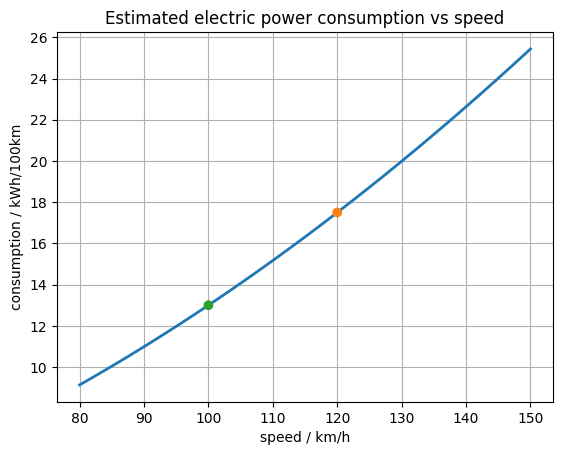
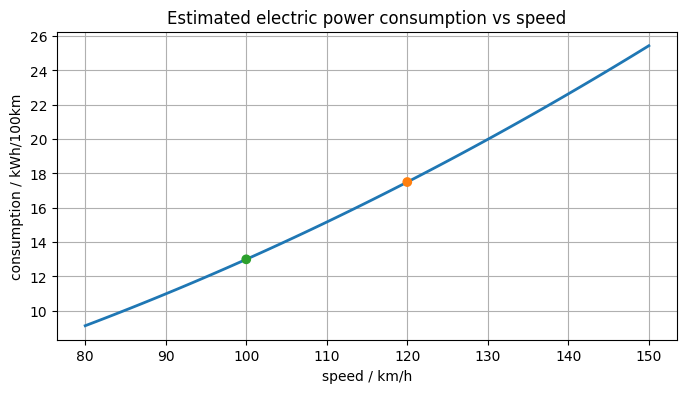
The notebook cell's code change between the first figure and the second:
--- before
+++ after
@@ -3,11 +3,13 @@
 speed_range = np.linspace(80, 150, 101)
 
-plt.plot(speed_range, consumption_model(speed_range), color="tab:blue", linewidth=2, label="estimated quadratic consumption")
-plt.scatter([100, 120], [consumption_100, consumption_120], color=["tab:green", "tab:orange"], zorder=5)
-plt.xlabel("speed / km/h")
-plt.ylabel("consumption / kWh/100km")
-plt.title("Estimated electric power consumption vs speed")
-plt.grid(True)
-# plt.savefig("consumption_curve.png", transparent=True, dpi=150)
+fig = plt.figure(figsize=(8, 4))
+ax = fig.gca()
+ax.plot(speed_range, consumption_model(speed_range), color="tab:blue", linewidth=2, label="estimated quadratic consumption")
+ax.scatter([100, 120], [consumption_100, consumption_120], color=["tab:green", "tab:orange"], zorder=5)
+ax.set_xlabel("speed / km/h")
+ax.set_ylabel("consumption / kWh/100km")
+ax.set_title("Estimated electric power consumption vs speed")
+ax.grid(True)
+# fig.savefig("consumption_curve.png", transparent=True, dpi=150)
 plt.show()
 

Commit: added GUI preview